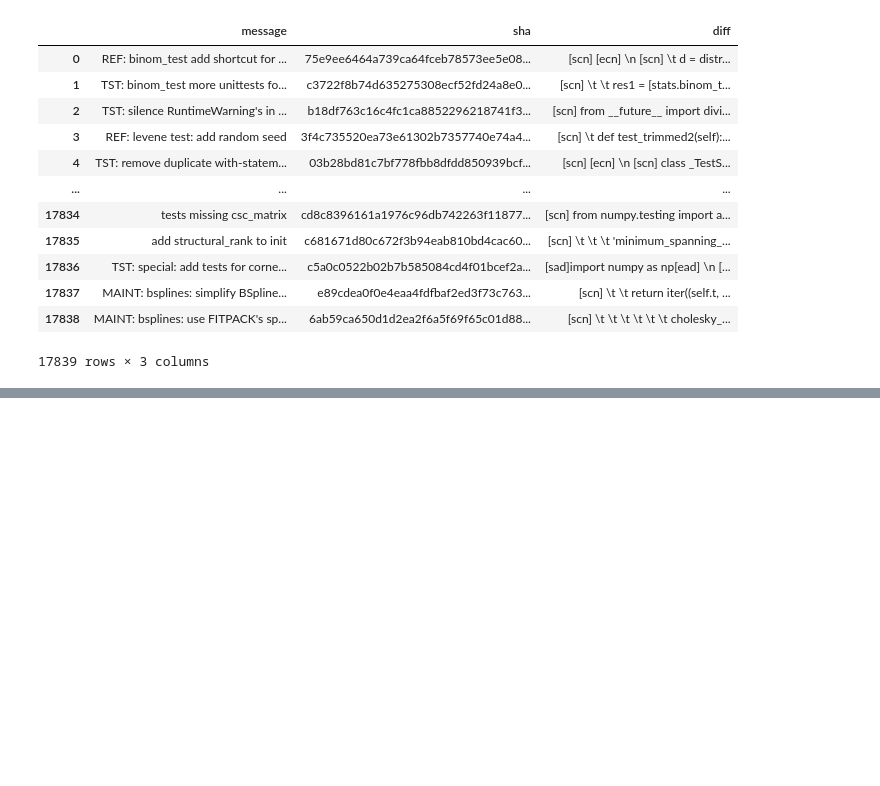
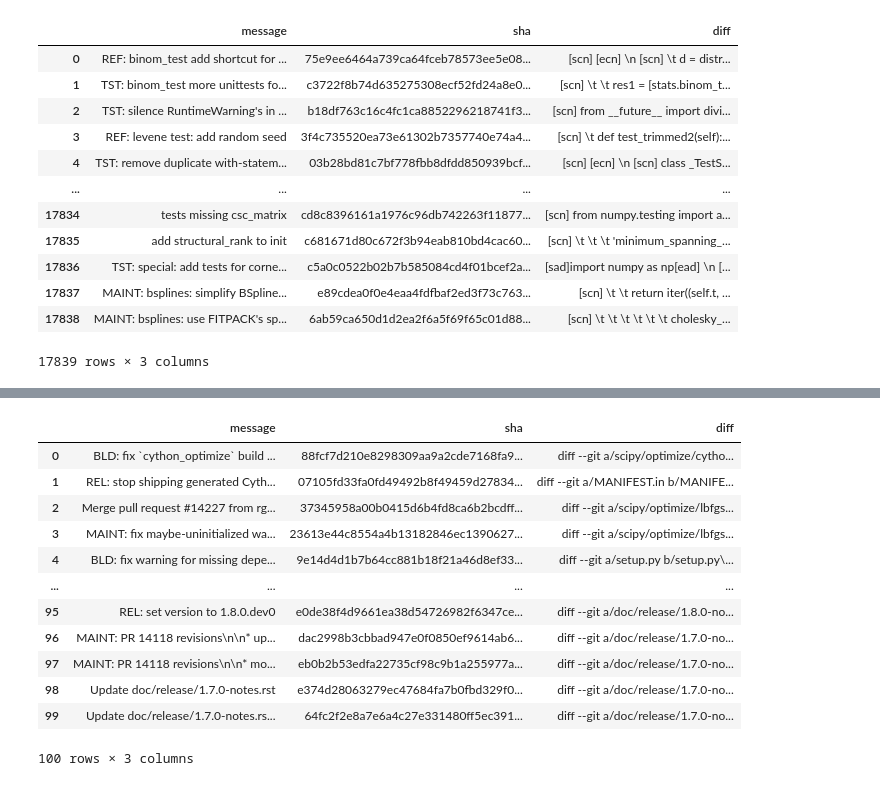
Before and after one commit to OmarKarame/CodeTech-Engine-Data-Science, a Jupyter notebook: Notebooks/ethan_github_set_api.ipynb, the cells around one changed output, grey strips where cells are left out. Drawn from its saved outputs; the diff is of its cells as text; code cells hidden in the pictures; blank space fills up the shorter version.

```diff
--- a/Notebooks/ethan_github_set_api.ipynb
+++ b/Notebooks/ethan_github_set_api.ipynb
@@ -1392,0 +1427,16 @@ pd.read_json("test_output.csv")
+# %%
+df
+# %% [output]
+|  | message | sha | diff |
+| 0 | BLD: fix `cython_optimize` build ... | 88fcf7d210e8298309aa9a2cde7168fa9... | diff --git a/scipy/optimize/cytho... |
+| 1 | REL: stop shipping generated Cyth... | 07105fd33fa0fd49492b8f49459d27834... | diff --git a/MANIFEST.in b/MANIFE... |
+| 2 | Merge pull request #14227 from rg... | 37345958a00b0415d6b4fd8ca6b2bcdff... | diff --git a/scipy/optimize/lbfgs... |
+| 3 | MAINT: fix maybe-uninitialized wa... | 23613e44c8554a4b13182846ec1390627... | diff --git a/scipy/optimize/lbfgs... |
+| 4 | BLD: fix warning for missing depe... | 9e14d4d1b7b64cc881b18f21a46d8ef33... | diff --git a/setup.py b/setup.py\... |
+| ... | ... | ... | ... |
+| 95 | REL: set version to 1.8.0.dev0 | e0de38f4d9661ea38d54726982f6347ce... | diff --git a/doc/release/1.8.0-no... |
+| 96 | MAINT: PR 14118 revisions\n\n* up... | dac2998b3cbbad947e0f0850ef9614ab6... | diff --git a/doc/release/1.7.0-no... |
+| 97 | MAINT: PR 14118 revisions\n\n* mo... | eb0b2b53edfa22735cf98c9b1a255977a... | diff --git a/doc/release/1.7.0-no... |
+| 98 | Update doc/release/1.7.0-notes.rst | e374d28063279ec47684fa7b0fbd329f0... | diff --git a/doc/release/1.7.0-no... |
+| 99 | Update doc/release/1.7.0-notes.rs... | 64fc2f2e8a7e6a4c27e331480ff5ec391... | diff --git a/doc/release/1.7.0-no... |
+100 rows × 3 columns
```
Also changed, not shown: parts of 7 cells of this notebook, 5 other files.
